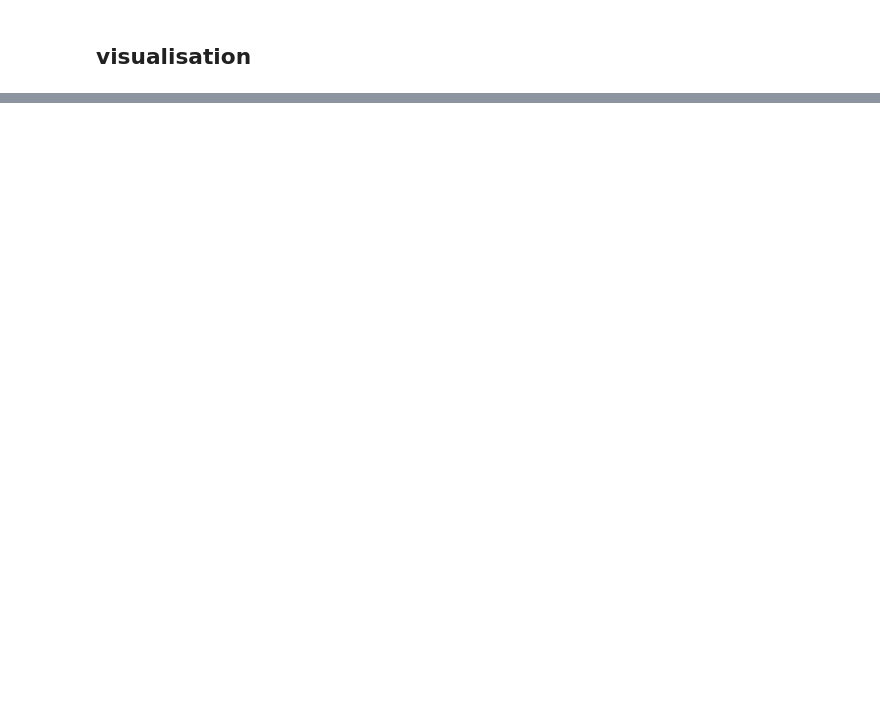
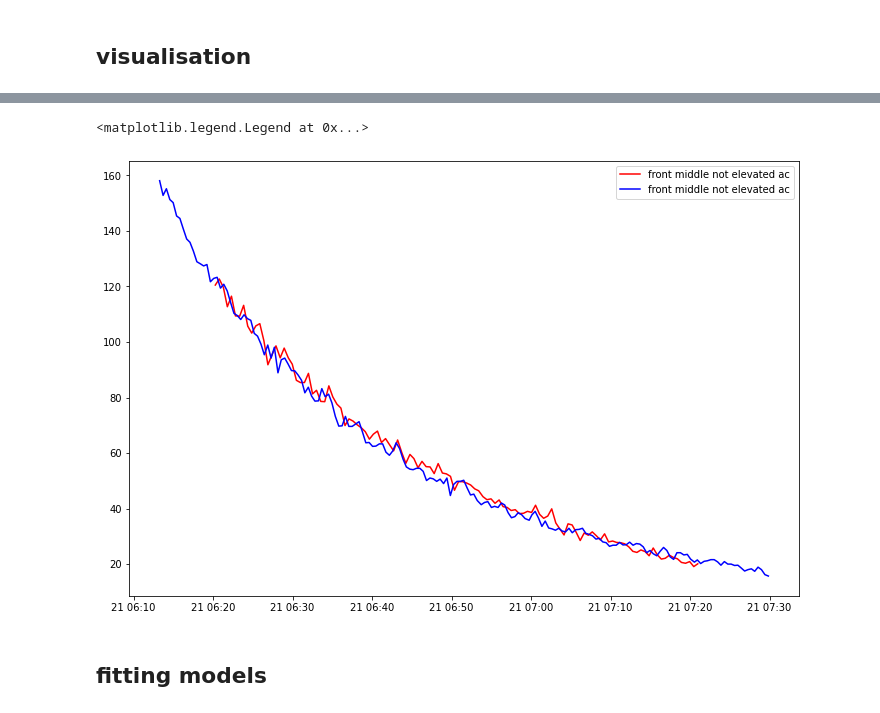
Before and after one commit to yuyouyou032/ph11, a Jupyter notebook: data/analysis.ipynb, the cells around one changed output, grey strips where cells are left out. Drawn from its saved outputs; the diff is of its cells as text; code cells hidden in the pictures; blank space fills up the shorter version.

```diff
--- a/data/analysis.ipynb
+++ b/data/analysis.ipynb
@@ -195,0 +428,12 @@ plt.plot(exp13_pm10_posB.created_at-pd.Timedelta(minutes=-78), exp13_pm10_posA['
+# %%
+# plt.plot(exp13_pm25_posA.created_at, exp13_pm25_posA['value'],'r')
+plt.figure(figsize=(12, 8))
+plt.plot(exp7_pm10_posB.created_at+pd.Timedelta(days=1)+pd.Timedelta(minutes=141), exp7_pm10_posB['value'], 'r', label="front middle not elevated ac")
+plt.plot(exp14_pm10_posB.created_at, exp14_pm10_posB['value'], 'b', label="front middle not elevated ac")
+# plt.plot(exp13_pm10_posA.created_at+pd.Timedelta(minutes=75), exp13_pm10_posA['value'],'g', label ="middle elevated ac")
+plt.legend(loc='upper right')
+# %% [output]
+<matplotlib.legend.Legend at 0x...>
+[figure, added]
+# %% [markdown]
+## fitting models
```
Also changed, not shown: parts of 18 cells of this notebook.
